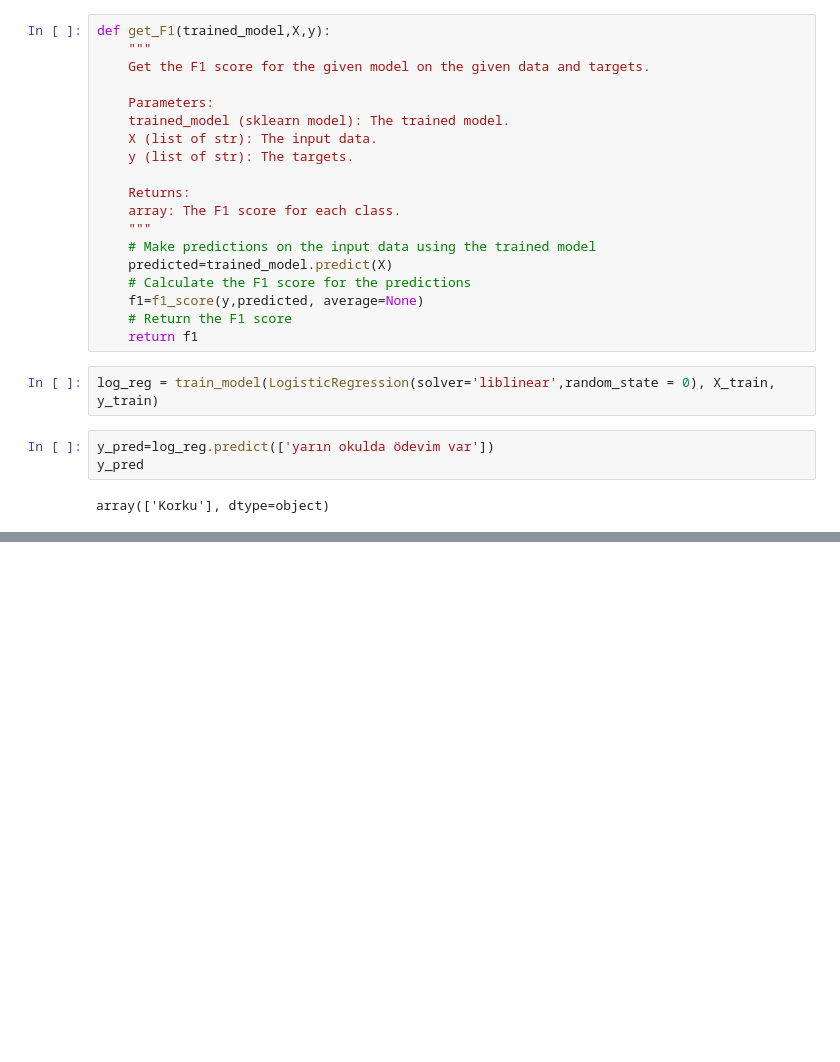
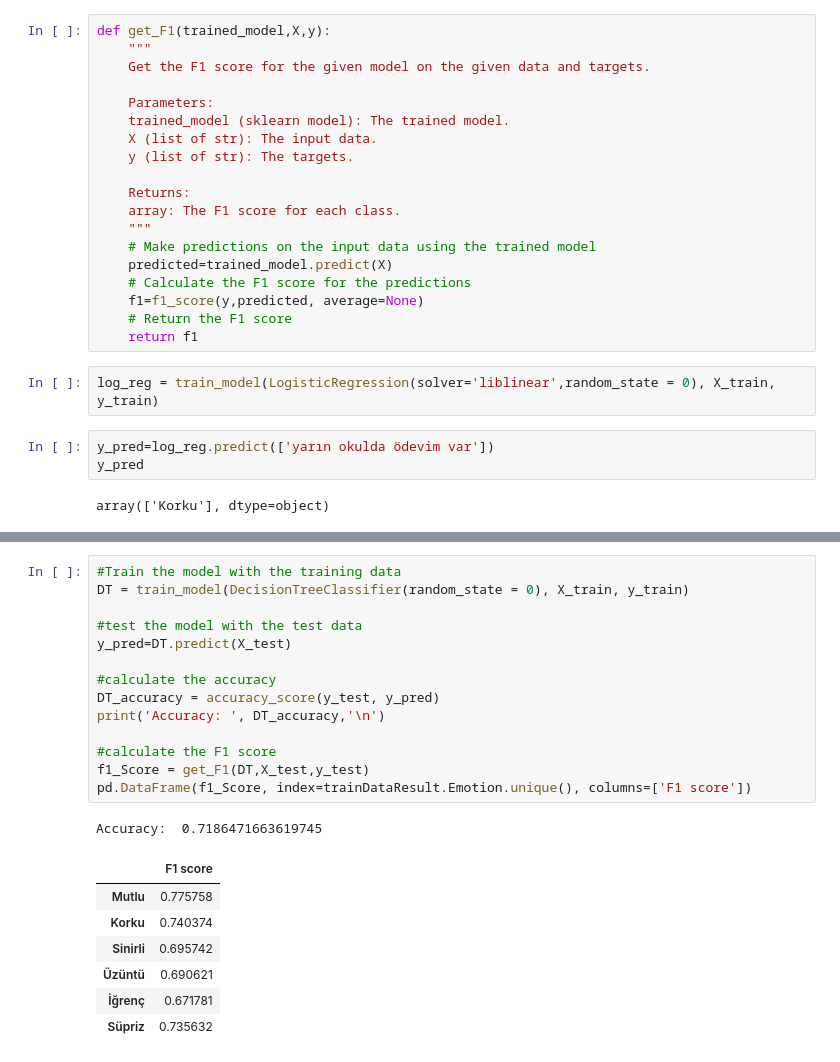
Before and after one commit to Mustimain/AIfinal, a Jupyter notebook: Untitled.ipynb, the cells around one changed output, grey strips where cells are left out. Cells and saved outputs as stored; diff of their text form; blank space fills up the shorter version.

```diff
--- a/Untitled.ipynb
+++ b/Untitled.ipynb
@@ -238,0 +269,23 @@ Accuracy:  0.8076782449725777
+# %%
+#Train the model with the training data
+DT = train_model(DecisionTreeClassifier(random_state = 0), X_train, y_train)
+
+#test the model with the test data
+y_pred=DT.predict(X_test)
+
+#calculate the accuracy
+DT_accuracy = accuracy_score(y_test, y_pred)
+print('Accuracy: ', DT_accuracy,'\n')
+
+#calculate the F1 score
+f1_Score = get_F1(DT,X_test,y_test)
+pd.DataFrame(f1_Score, index=trainDataResult.Emotion.unique(), columns=['F1 score'])
+# %% [output]
+Accuracy:  0.7186471663619745
+|  | F1 score |
+| Mutlu | 0.775758 |
+| Korku | 0.740374 |
+| Sinirli | 0.695742 |
+| Üzüntü | 0.690621 |
+| İğrenç | 0.671781 |
+| Süpriz | 0.735632 |
```
Also changed, not shown: parts of 49 cells of this notebook, 2 other files.
